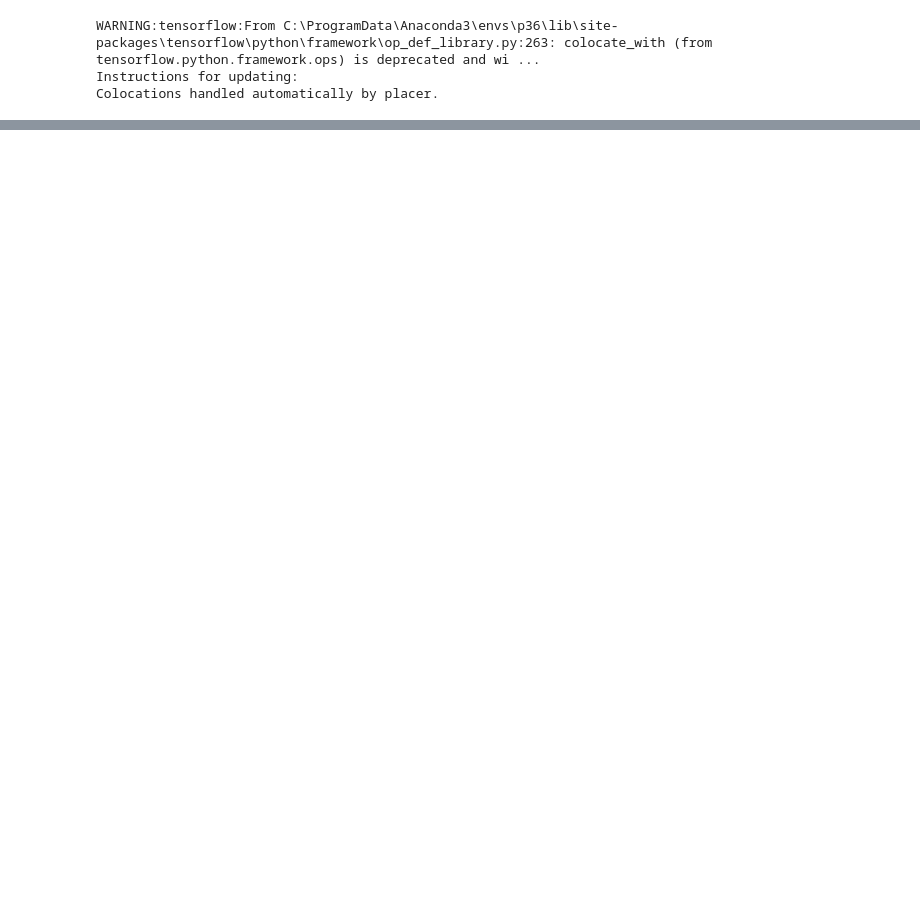
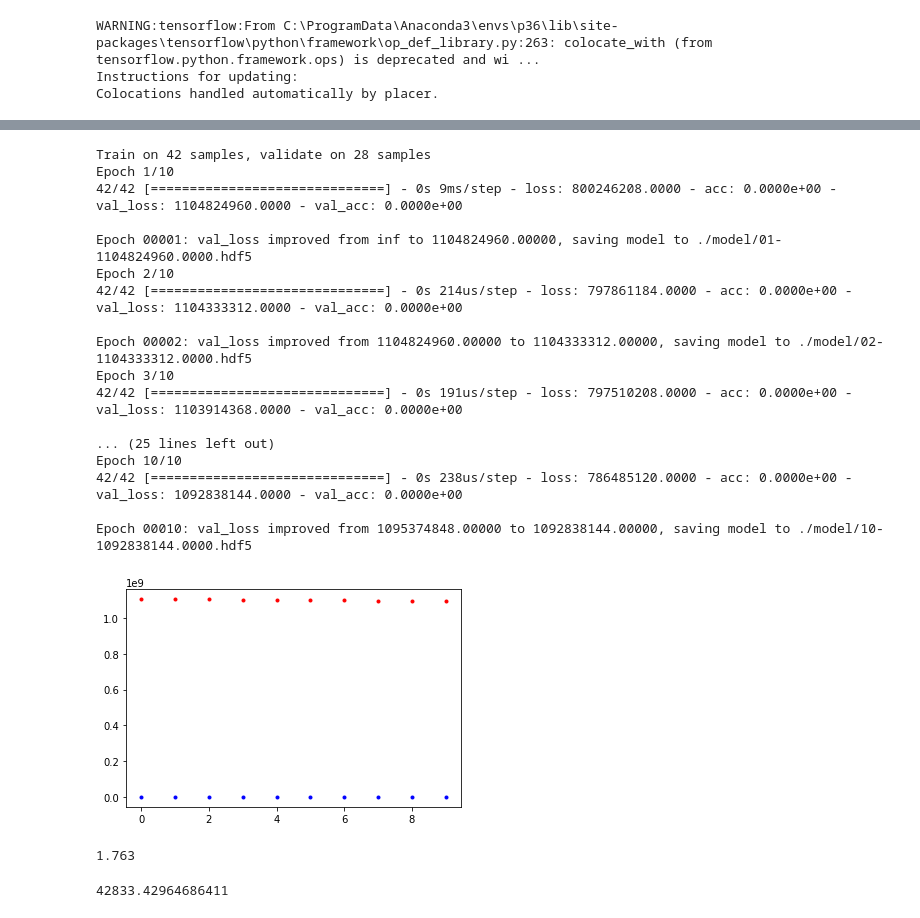
Before and after one commit to unolife/19-DeepLearning, a Jupyter notebook: DL_Project/R114/04-4. down sizing-100.ipynb, the cells around one changed output, grey strips where cells are left out. Saved outputs shown, nothing was run; the diff lists cells and outputs as text; code cells hidden in the pictures; blank space fills up the shorter version.

Commit message:
add more models

```diff
--- a/DL_Project/R114/04-4. down sizing-100.ipynb
+++ b/DL_Project/R114/04-4. down sizing-100.ipynb
@@ -170,0 +191,62 @@ for i in range(10):
+# %%
+model = Sequential()
+model.add(Dense(140, input_dim=14, activation='relu'))
+model.add(Dense(35, activation='relu'))
+model.add(Dense(5, activation='relu'))
+model.add(Dense(1))
+
+model.compile(loss='mean_squared_error',
+             optimizer='adam',
+             metrics=['accuracy'])
+
+# 모델 저장 폴더 설정
+MODEL_DIR = './model/'
+if not os.path.exists(MODEL_DIR):
+    os.mkdir(MODEL_DIR)
+
+# 모델 저장 조건 설정
+modelpath = MODEL_DIR + '{epoch:02d}-{val_loss:.4f}.hdf5'
+checkpointer = ModelCheckpoint(filepath=modelpath, monitor='val_loss', verbose=1, save_best_only=True)
+# loss는 train loss고 val_loss는 validation loss임 / acc도 마찬가지
+
+start = time.time()
+history = model.fit(x_train, y_train, validation_split=0.4, epochs=10, batch_size=1000, callbacks=[checkpointer])
+# y_vloss에 테스트셋으로 실험 결과의 오차 값을 저장
+y_vloss = history.history['val_loss']
+
+# y_acc에 학습셋으로 측정한 정확도의 값을 저장
+y_acc = history.history['acc']
+
+# x값을 지정하고 정확도를 파랑색으로, 오차를 빨강색으로 표시
+x_len = np.arange(len(y_acc))
+plt.plot(x_len, y_vloss, "o", c="red", markersize=3)
+plt.plot(x_len, y_acc, "o", c="blue", markersize=3)
+
+plt.show()
+
+modelPred = model.predict(x_test)
+end = time.time() - start
+print(round(end,4))
+RMSE = sqrt(mean_squared_error(y_test, modelPred))
+RMSE
+# %% [output]
+Train on 42 samples, validate on 28 samples
+Epoch 1/10
+42/42 [==============================] - 0s 9ms/step - loss: 800246208.0000 - acc: 0.0000e+00 - val_loss: 1104824960.0000 - val_acc: 0.0000e+00
+
+Epoch 00001: val_loss improved from inf to 1104824960.00000, saving model to ./model/01-1104824960.0000.hdf5
+Epoch 2/10
+42/42 [==============================] - 0s 214us/step - loss: 797861184.0000 - acc: 0.0000e+00 - val_loss: 1104333312.0000 - val_acc: 0.0000e+00
+
+Epoch 00002: val_loss improved from 1104824960.00000 to 1104333312.00000, saving model to ./model/02-1104333312.0000.hdf5
+Epoch 3/10
+42/42 [==============================] - 0s 191us/step - loss: 797510208.0000 - acc: 0.0000e+00 - val_loss: 1103914368.0000 - val_acc: 0.0000e+00
+
+... (25 lines left out)
+Epoch 10/10
+42/42 [==============================] - 0s 238us/step - loss: 786485120.0000 - acc: 0.0000e+00 - val_loss: 1092838144.0000 - val_acc: 0.0000e+00
+
+Epoch 00010: val_loss improved from 1095374848.00000 to 1092838144.00000, saving model to ./model/10-1092838144.0000.hdf5
+[figure, added]
+1.763
+42833.42964686411
```
Also changed, not shown: parts of 16 cells of this notebook, 4 other files.
